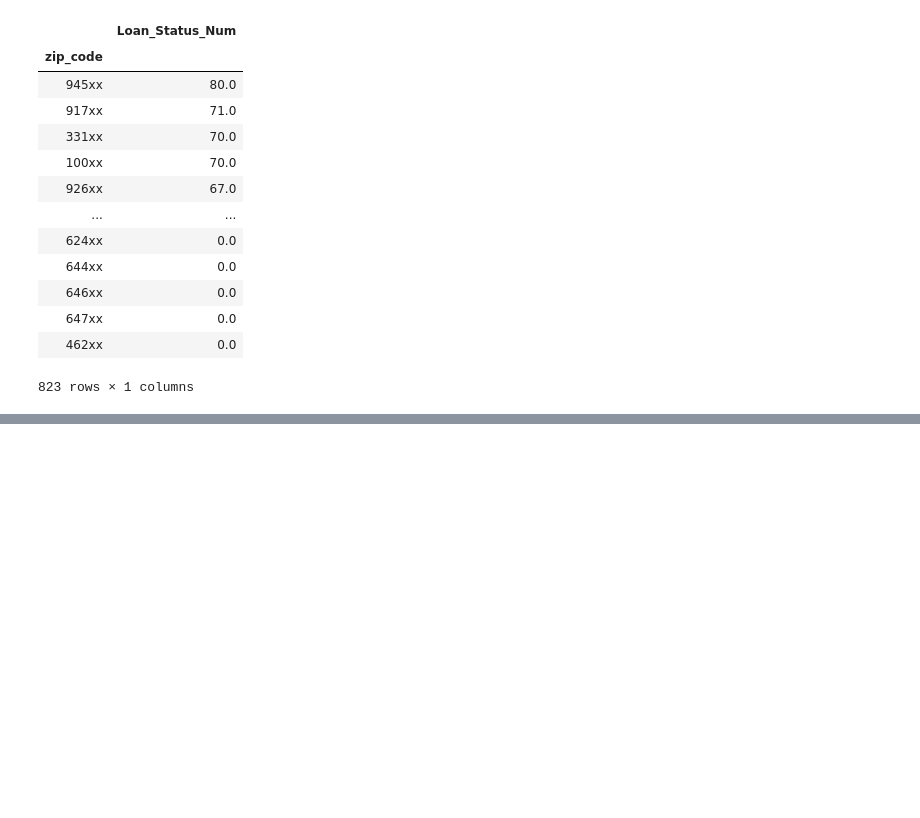
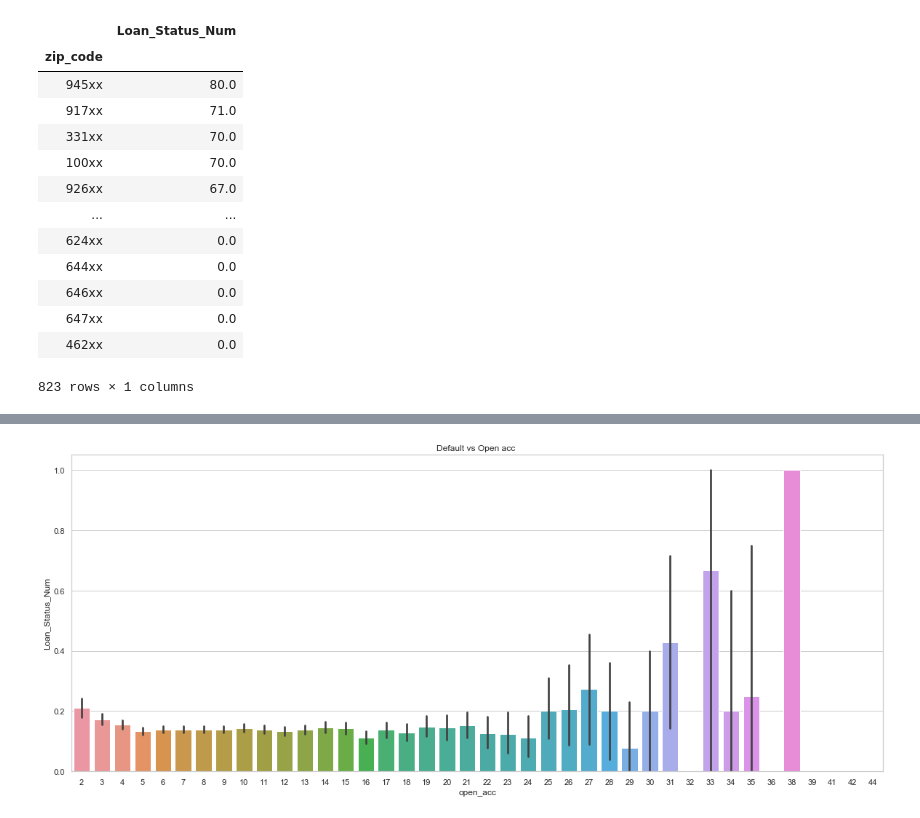
Before and after one commit to gauravsbisht/caseStudy, a Jupyter notebook: LendingClub.ipynb, the cells around one changed output, grey strips where cells are left out. Drawn from its saved outputs; the diff is of its cells as text; code cells hidden in the pictures; blank space fills up the shorter version.

```diff
--- a/LendingClub.ipynb
+++ b/LendingClub.ipynb
@@ -703,0 +717,9 @@ loan_df.groupby('zip_code').sum()[['Loan_Status_Num']].sort_values(by = 'Loan_St
+# %%
+plt.figure(figsize=(20, 8))
+sns.set(style="whitegrid")
+sns.barplot(x='open_acc', y='Loan_Status_Num', data=loan_df, estimator = np.average)
+plt.title("Default vs Open acc ")
+plt.show()
+# higher no of credit lines signifies a higher prob of Default
+# %% [output]
+[figure, added]
```
Also changed, not shown: parts of 7 cells of this notebook.
